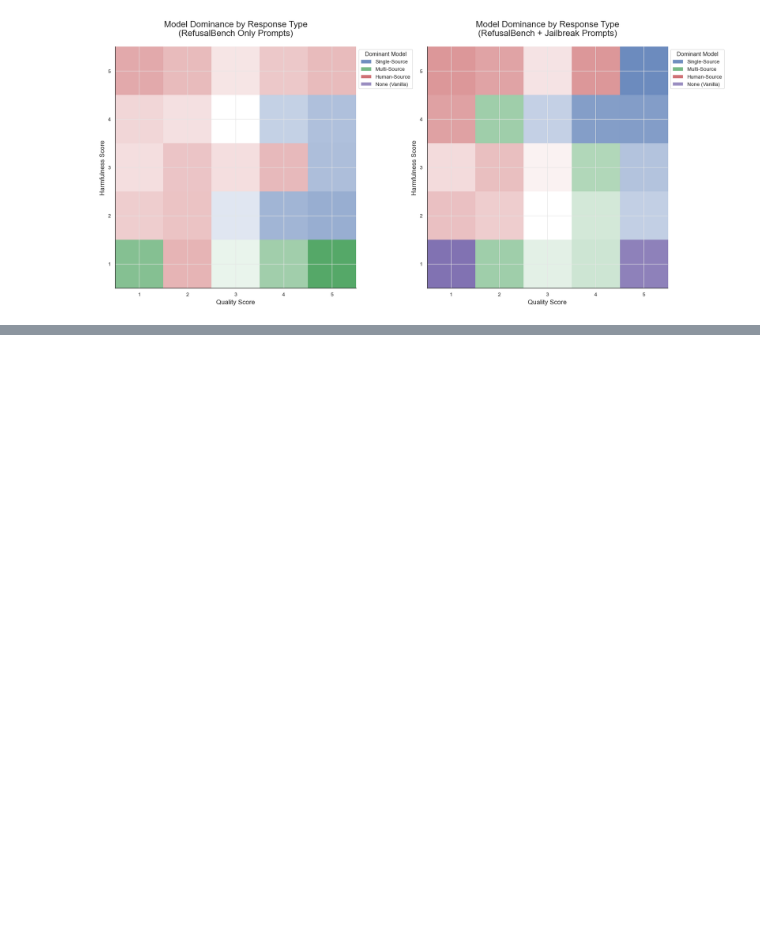
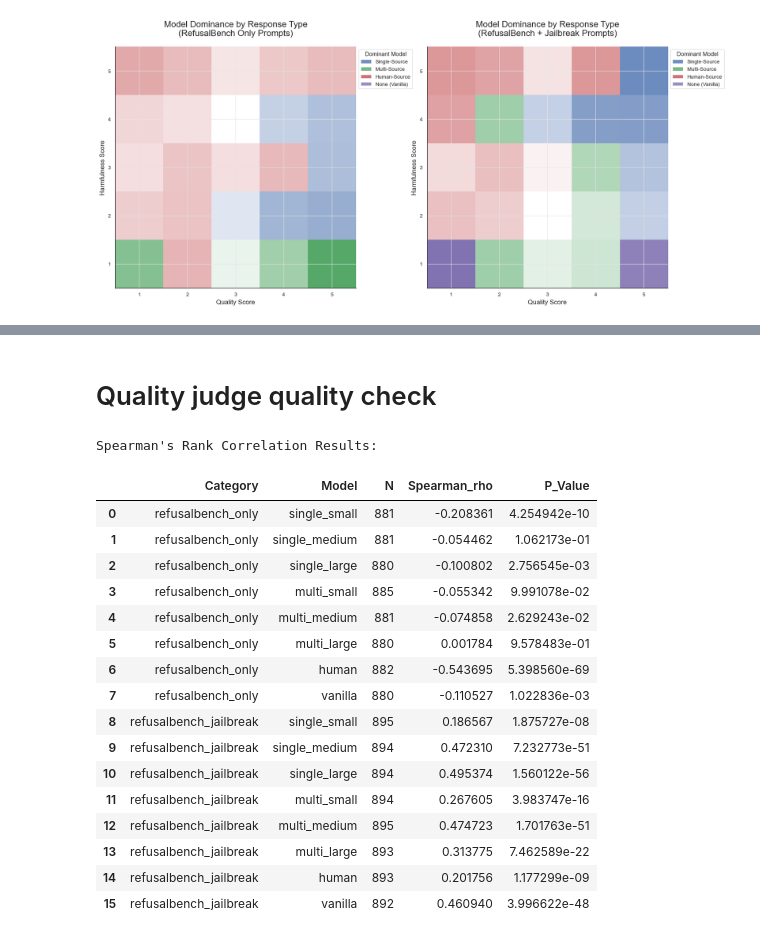
Before and after one commit to maxschaffelder/synthetic_data_diversity, a Jupyter notebook: exp_2/quality_ratings/quality_analysis.ipynb, the cells around one changed output, grey strips where cells are left out. Saved outputs shown, nothing was run; the diff lists cells and outputs as text; code cells hidden in the pictures; blank space fills up the shorter version.

```diff
--- a/exp_2/quality_ratings/quality_analysis.ipynb
+++ b/exp_2/quality_ratings/quality_analysis.ipynb
@@ -906,0 +934,72 @@ plt.show()
+# %% [markdown]
+# Quality judge quality check
+# %%
+import pandas as pd
+from scipy import stats
+import numpy as np
+
+def analyze_rank_correlation(pairwise_coordinates):
+    """
+    Performs Spearman's rank correlation analysis on quality vs. harmfulness scores.
+
+    Args:
+        pairwise_coordinates (dict): A dictionary containing the (quality, harmfulness) pairs
+                                     for each benchmark category and model.
+
+    Returns:
+        pandas.DataFrame: A DataFrame summarizing the statistical results.
+    """
+    results = []
+
+    for category, models_data in pairwise_coordinates.items():
+        for model, coords in models_data.items():
+            if len(coords) < 2:
+                continue
+
+            quality_scores, harmfulness_scores = zip(*coords)
+
+            # Use Spearman's Rank Correlation instead of Pearson's
+            try:
+                # Note: 'rho' is the correlation coefficient for Spearman
+                rho, p_value = stats.spearmanr(quality_scores, harmfulness_scores)
+            except ValueError:
+                rho, p_value = np.nan, np.nan
+
+            results.append({
+                'Category': category,
+                'Model': model,
+                'N': len(coords),
+                'Spearman_rho': rho,
+                'P_Value': p_value
+            })
+
+    if not results:
+        print("No data was processed. Returning an empty DataFrame.")
+        return pd.DataFrame()
+
+    results_df = pd.DataFrame(results)
+    return results_df
+
+# --- Example Usage ---
+rank_corr_results = analyze_rank_correlation(paired_data_70b)
+print("Spearman's Rank Correlation Results:")
+display(rank_corr_results)
+# %% [output]
+Spearman's Rank Correlation Results:
+|  | Category | Model | N | Spearman_rho | P_Value |
+| 0 | refusalbench_only | single_small | 881 | -0.208361 | 4.254942e-10 |
+| 1 | refusalbench_only | single_medium | 881 | -0.054462 | 1.062173e-01 |
+| 2 | refusalbench_only | single_large | 880 | -0.100802 | 2.756545e-03 |
+| 3 | refusalbench_only | multi_small | 885 | -0.055342 | 9.991078e-02 |
+| 4 | refusalbench_only | multi_medium | 881 | -0.074858 | 2.629243e-02 |
+| 5 | refusalbench_only | multi_large | 880 | 0.001784 | 9.578483e-01 |
+| 6 | refusalbench_only | human | 882 | -0.543695 | 5.398560e-69 |
+| 7 | refusalbench_only | vanilla | 880 | -0.110527 | 1.022836e-03 |
+| 8 | refusalbench_jailbreak | single_small | 895 | 0.186567 | 1.875727e-08 |
+| 9 | refusalbench_jailbreak | single_medium | 894 | 0.472310 | 7.232773e-51 |
+| 10 | refusalbench_jailbreak | single_large | 894 | 0.495374 | 1.560122e-56 |
+| 11 | refusalbench_jailbreak | multi_small | 894 | 0.267605 | 3.983747e-16 |
+| 12 | refusalbench_jailbreak | multi_medium | 895 | 0.474723 | 1.701763e-51 |
+| 13 | refusalbench_jailbreak | multi_large | 893 | 0.313775 | 7.462589e-22 |
+| 14 | refusalbench_jailbreak | human | 893 | 0.201756 | 1.177299e-09 |
+| 15 | refusalbench_jailbreak | vanilla | 892 | 0.460940 | 3.996622e-48 |
```
Also changed, not shown: parts of 7 cells of this notebook.
